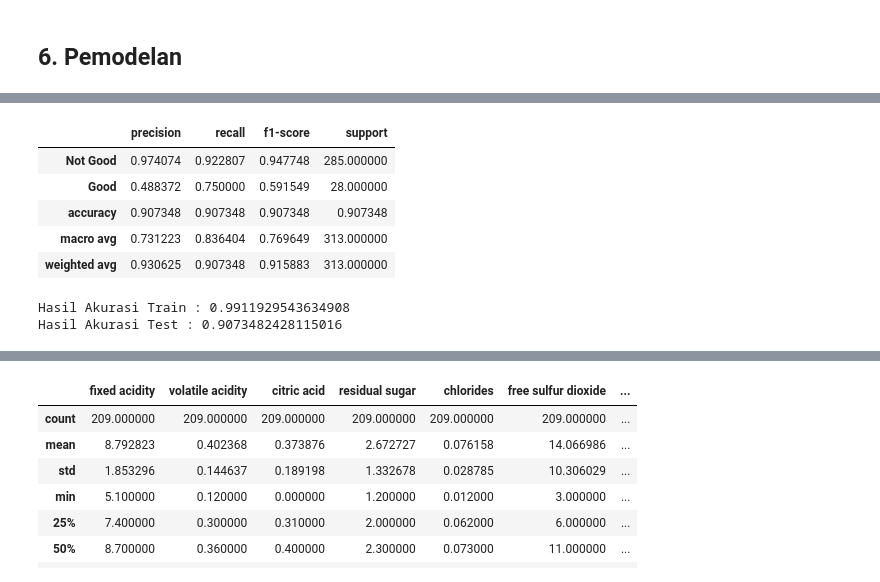
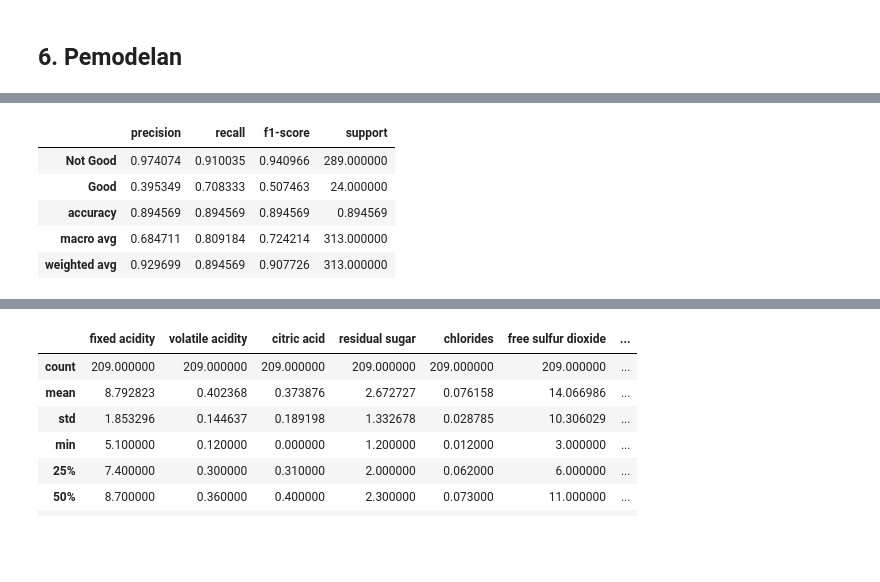
Before and after one commit to negatively/DS-ML-Project, a Jupyter notebook: Wine Quality Prediction/Wine_Quality_Prediction.ipynb, the cells around one changed output, grey strips where cells are left out. Saved outputs shown, nothing was run; the diff lists cells and outputs as text; code cells hidden in the pictures; blank space fills up the shorter version.

```diff
--- a/Wine Quality Prediction/Wine_Quality_Prediction.ipynb
+++ b/Wine Quality Prediction/Wine_Quality_Prediction.ipynb
@@ -270,6 +297,6 @@ X_test = scaler.transform(X_test)
 # %%
-# Pelatihan model
-rf = RandomForestClassifier(max_depth = 7, n_estimators = 30)
+# Pelatihan model baseline
+rf = RandomForestClassifier()
 rf.fit(X_train, y_train)
 # %% [output]
 RandomForestClassifier(bootstrap=True, ccp_alpha=0.0, class_weight=None,
@@ -296,7 +326,7 @@ Hasil Akurasi Test : 0.8913738019169329
 # %%
 # Hyper parameter yang akan dituning
-params_rf = {'n_estimators':[10,30,50,70,90],
-            'max_depth':[3,5,7,9,11,13],
+params_rf = {'n_estimators':[5,10,15,20,25,30,40,50],
+            'max_depth':[1,3,5,7,9,11,13,15,17],
             'max_features':['log2','sqrt']}
 
 # Pencarian parameter terabaik dengan Grid Search CV
@@ -323,23 +353,16 @@ Best Score : 0.9159384031236549
 # %%
+# Menerapkan hyperparameter hasil tuning
+rf = RandomForestClassifier(max_depth = 13, n_estimators = 10, max_features='sqrt')
+rf.fit(X_train, y_train)
+# Pengujian Model Terhadap Test Dataset
+y_pred = rf.predict(X_test)
 # Hasil klasifikasi tuning model
-report = classification_report(y_pred,y_test,output_dict=True, target_names=['Not Good','Good'])
-pd.DataFrame(report).transpose()
+tm_report = classification_report(y_pred,y_test,output_dict=True, target_names=['Not Good','Good'])
+pd.DataFrame(tm_report).transpose()
 # %% [output]
 |  | precision | recall | f1-score | support |
-| Not Good | 0.974074 | 0.922807 | 0.947748 | 285.000000 |
-| Good | 0.488372 | 0.750000 | 0.591549 | 28.000000 |
-| accuracy | 0.907348 | 0.907348 | 0.907348 | 0.907348 |
-| macro avg | 0.731223 | 0.836404 | 0.769649 | 313.000000 |
-| weighted avg | 0.930625 | 0.907348 | 0.915883 | 313.000000 |
+| Not Good | 0.974074 | 0.910035 | 0.940966 | 289.000000 |
+| Good | 0.395349 | 0.708333 | 0.507463 | 24.000000 |
+| accuracy | 0.894569 | 0.894569 | 0.894569 | 0.894569 |
+| macro avg | 0.684711 | 0.809184 | 0.724214 | 313.000000 |
+| weighted avg | 0.929699 | 0.894569 | 0.907726 | 313.000000 |
-# %%
-# Menerapkan hyperparameter hasil tuning
-rf = RandomForestClassifier(max_depth = 13, n_estimators = 10, max_features='sqrt')
-rf.fit(X_train, y_train)
-# Pengujian Model Terhadap Train dan Test Dataset
-y_pred_test = rf.predict(X_test)
-y_pred_train = rf.predict(X_train)
-print(f"Hasil Akurasi Train : {accuracy_score(y_train, y_pred_train)}")
-print(f"Hasil Akurasi Test : {accuracy_score(y_test, y_pred_test)}")
-# %% [output]
-Hasil Akurasi Train : 0.9911929543634908
-Hasil Akurasi Test : 0.9073482428115016
```
Also changed, not shown: parts of 29 cells of this notebook, 10 other files.
